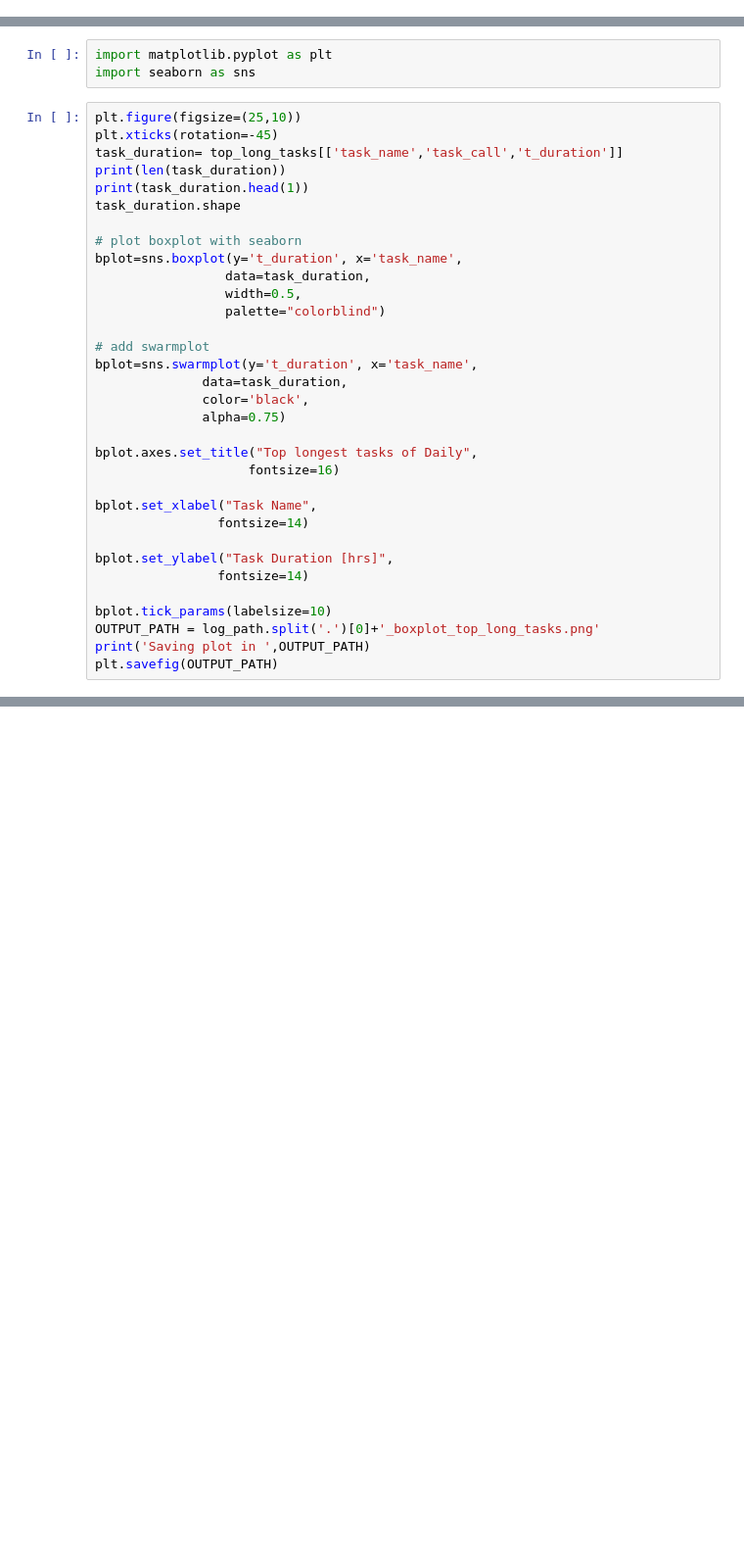
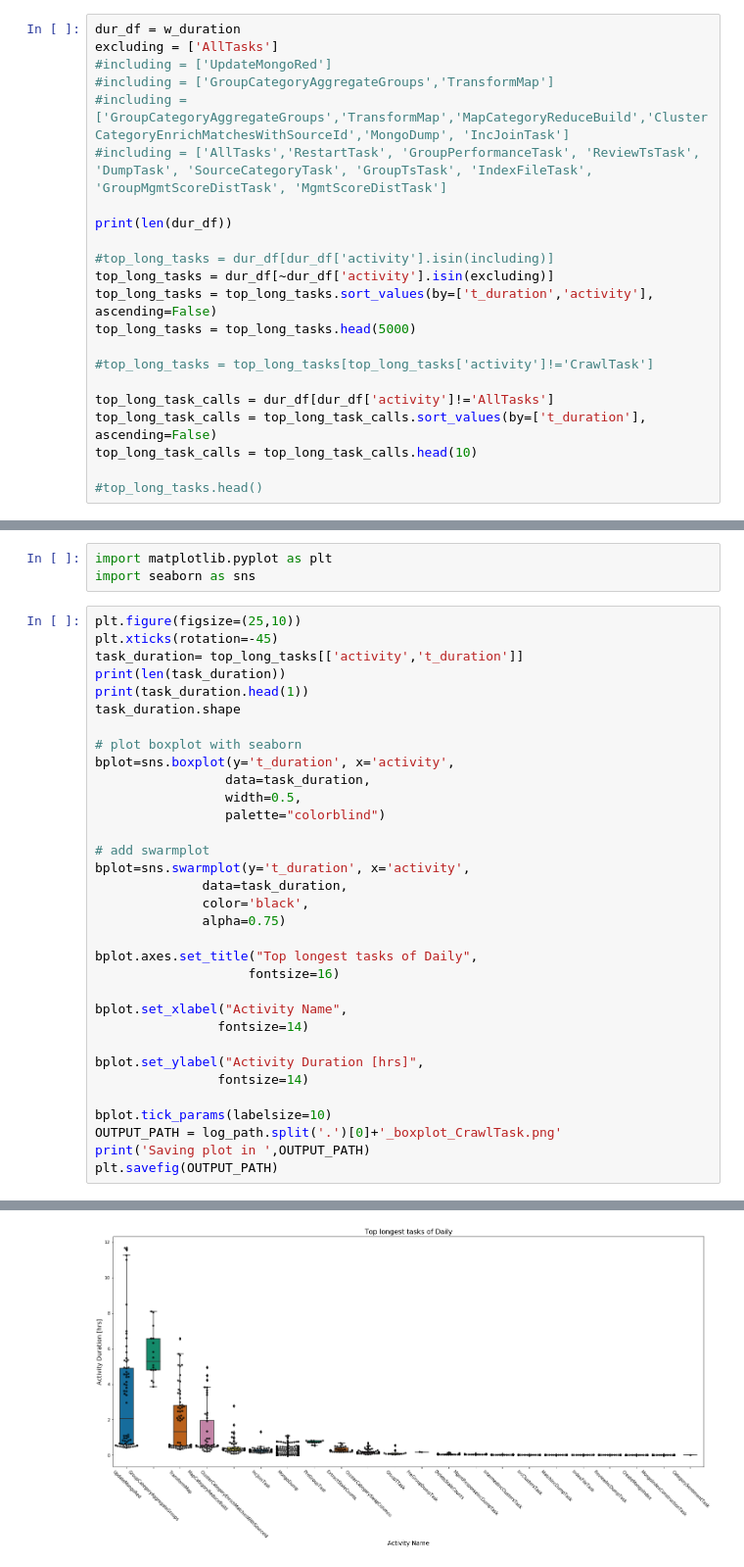
Before and after one commit to andreamalhera/perfSky, a Jupyter notebook: notebooks/boxplot.ipynb, the cells around one changed output, grey strips where cells are left out. Shown at 98% size. Drawn from its saved outputs; the diff is of its cells as text; blank space fills up the shorter version.

Commit message:
Sepparates preprocessing to catts and plot. Start pointtransformer

```diff
--- a/notebooks/boxplot.ipynb
+++ b/notebooks/boxplot.ipynb
@@ -127,0 +59,22 @@ grouped = df.groupby(['task_call'],as_index=False)
+# %%
+dur_df = w_duration
+excluding = ['AllTasks']
+#including = ['UpdateMongoRed']
+#including = ['GroupCategoryAggregateGroups','TransformMap']
+#including = ['GroupCategoryAggregateGroups','TransformMap','MapCategoryReduceBuild','ClusterCategoryEnrichMatchesWithSourceId','MongoDump', 'IncJoinTask']
+#including = ['AllTasks','RestartTask', 'GroupPerformanceTask', 'ReviewTsTask', 'DumpTask', 'SourceCategoryTask', 'GroupTsTask', 'IndexFileTask', 'GroupMgmtScoreDistTask', 'MgmtScoreDistTask']
+
+print(len(dur_df))
+
+#top_long_tasks = dur_df[dur_df['activity'].isin(including)]
+top_long_tasks = dur_df[~dur_df['activity'].isin(excluding)]
+top_long_tasks = top_long_tasks.sort_values(by=['t_duration','activity'], ascending=False)
+top_long_tasks = top_long_tasks.head(5000)
+
+#top_long_tasks = top_long_tasks[top_long_tasks['activity']!='CrawlTask']
+
+top_long_task_calls = dur_df[dur_df['activity']!='AllTasks']
+top_long_task_calls = top_long_task_calls.sort_values(by=['t_duration'], ascending=False)
+top_long_task_calls = top_long_task_calls.head(10)
+
+#top_long_tasks.head()
@@ -131,19 +102,19 @@ import seaborn as sns
 # %%
 plt.figure(figsize=(25,10))
 plt.xticks(rotation=-45)
-task_duration= top_long_tasks[['task_name','task_call','t_duration']]
+task_duration= top_long_tasks[['activity','t_duration']]
 print(len(task_duration))
 print(task_duration.head(1))
 task_duration.shape
 
 # plot boxplot with seaborn
-bplot=sns.boxplot(y='t_duration', x='task_name',
+bplot=sns.boxplot(y='t_duration', x='activity',
                  data=task_duration,
                  width=0.5,
                  palette="colorblind")
 
 # add swarmplot
-bplot=sns.swarmplot(y='t_duration', x='task_name',
+bplot=sns.swarmplot(y='t_duration', x='activity',
               data=task_duration,
               color='black',
               alpha=0.75)
@@ -151,14 +122,14 @@ bplot=sns.swarmplot(y='t_duration', x='task_name',
 bplot.axes.set_title("Top longest tasks of Daily",
                     fontsize=16)
 
-bplot.set_xlabel("Task Name",
+bplot.set_xlabel("Activity Name",
                 fontsize=14)
 
-bplot.set_ylabel("Task Duration [hrs]",
+bplot.set_ylabel("Activity Duration [hrs]",
                 fontsize=14)
 
 bplot.tick_params(labelsize=10)
-OUTPUT_PATH = log_path.split('.')[0]+'_boxplot_top_long_tasks.png'
+OUTPUT_PATH = log_path.split('.')[0]+'_boxplot_CrawlTask.png'
 print('Saving plot in ',OUTPUT_PATH)
 plt.savefig(OUTPUT_PATH)
 # %% [output]
@@ -173,0 +140 @@ plt.savefig(OUTPUT_PATH)
+[figure, added]
```
Also changed, not shown: parts of 16 cells of this notebook, 2 other files.
